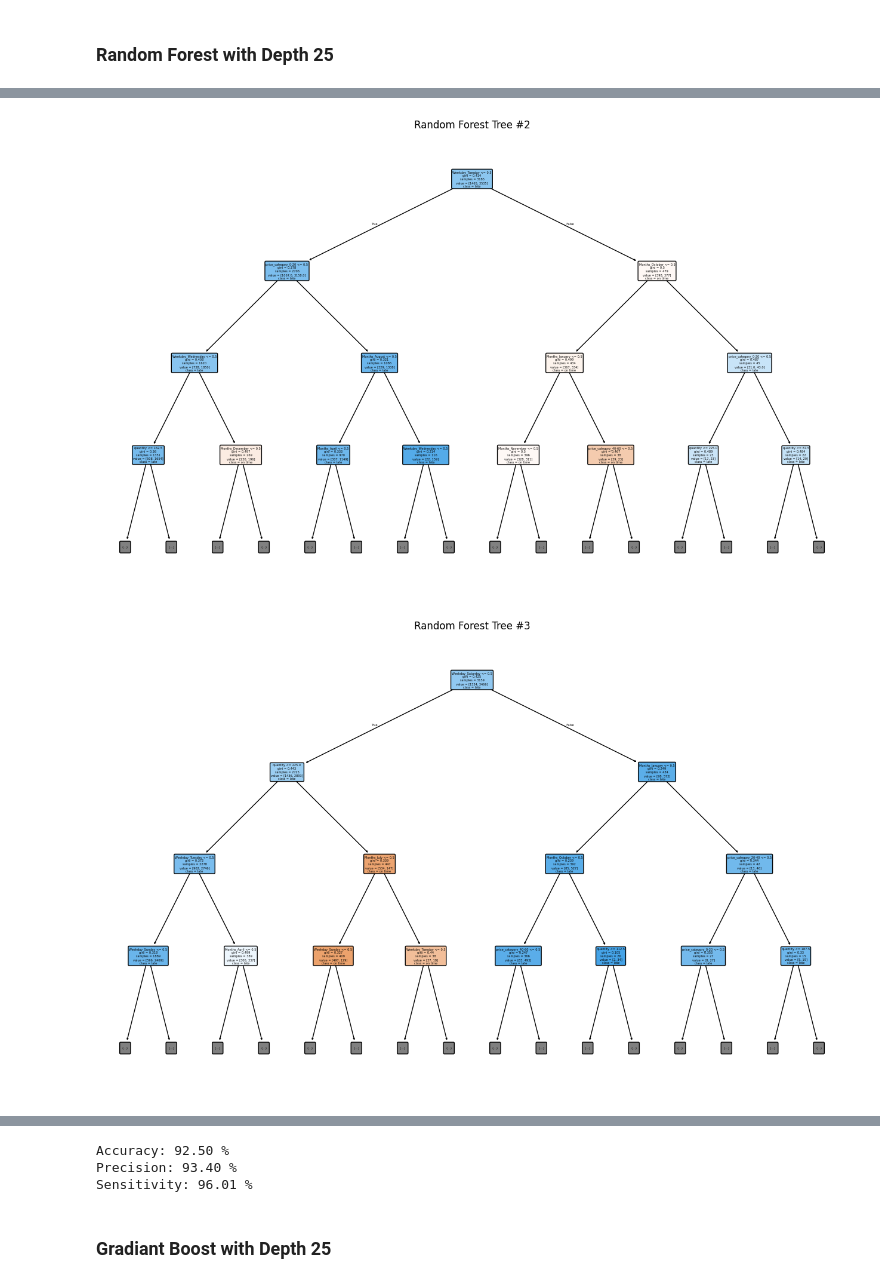
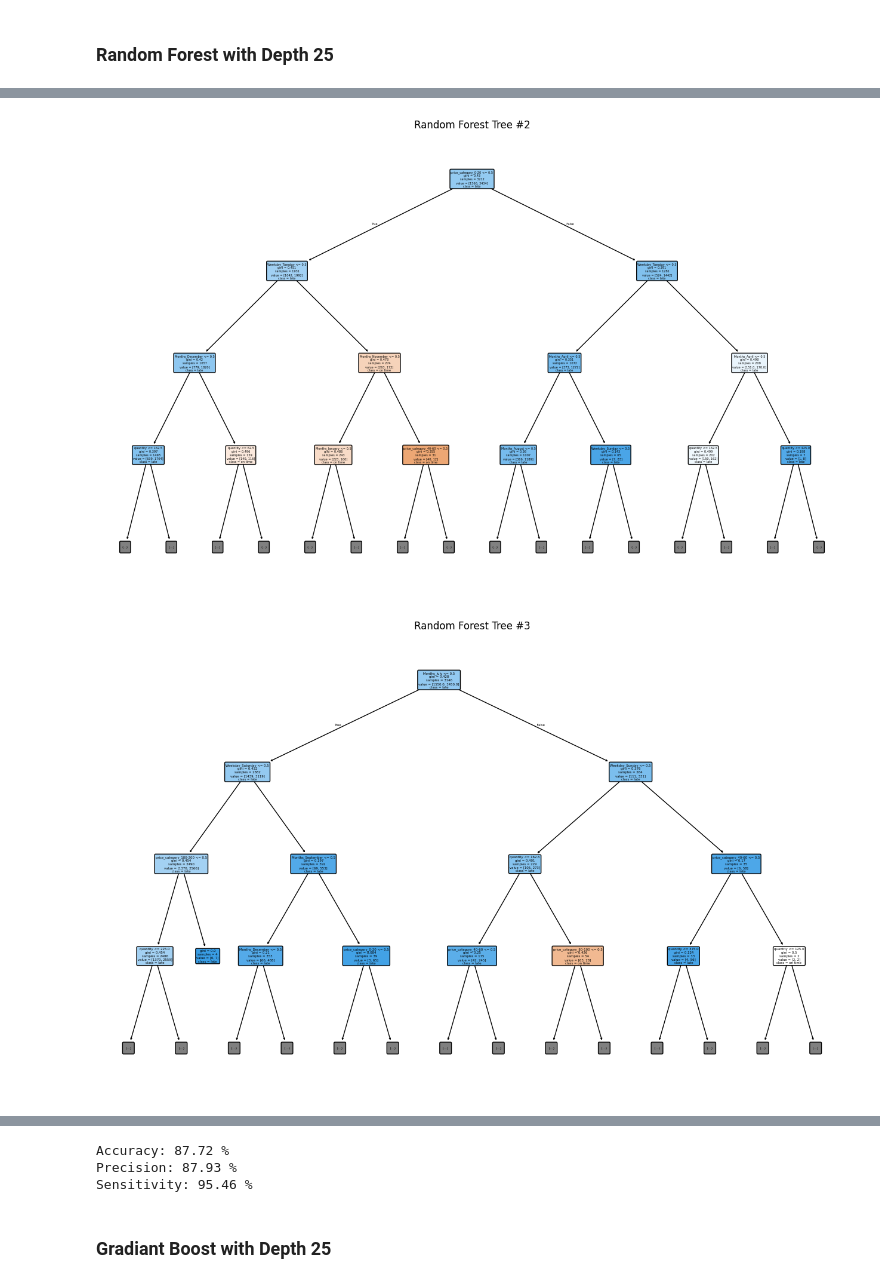
Before and after one commit to anantapdash/MBA_BusinessAnalytics_SalesPrediction, a Jupyter notebook: py_Final_CaseStudy.ipynb, the cells around one changed output, grey strips where cells are left out. Saved outputs shown, nothing was run; the diff lists cells and outputs as text; code cells hidden in the pictures.

```diff
--- a/py_Final_CaseStudy.ipynb
+++ b/py_Final_CaseStudy.ipynb
@@ -220,7 +220,7 @@ import os
 from datetime import datetime
 
 # Set the run ID and current date for file naming
-maxdepth = 25
+maxdepth = 12
 runID = 'RF_'+str(maxdepth) +'_Price_Catagorized_'
 now_str = datetime.now().strftime("%Y%m%d")
 
@@ -337,9 +337,9 @@ plt.close()
-[figure, old version]
+[figure, new version]
-[figure, old version]
+[figure, new version]
 [figure]
-Accuracy: 92.50 %
-Precision: 93.40 %
-Sensitivity: 96.01 %
+Accuracy: 87.72 %
+Precision: 87.93 %
+Sensitivity: 95.46 %
 # %% [markdown]
 ### Gradiant Boost with Depth 25
 # %%
```
Also changed, not shown: parts of 4 cells of this notebook, 38 other files.
